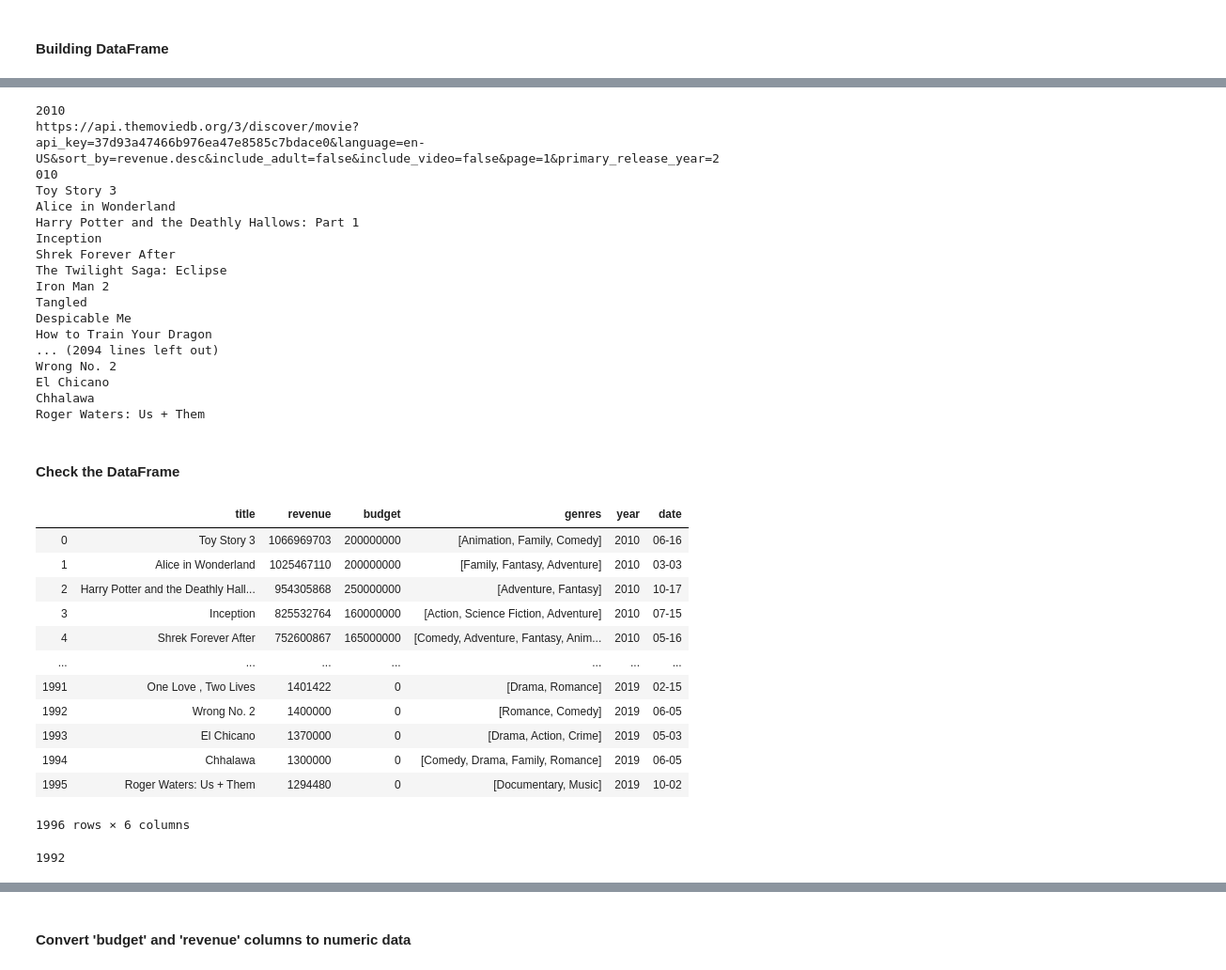
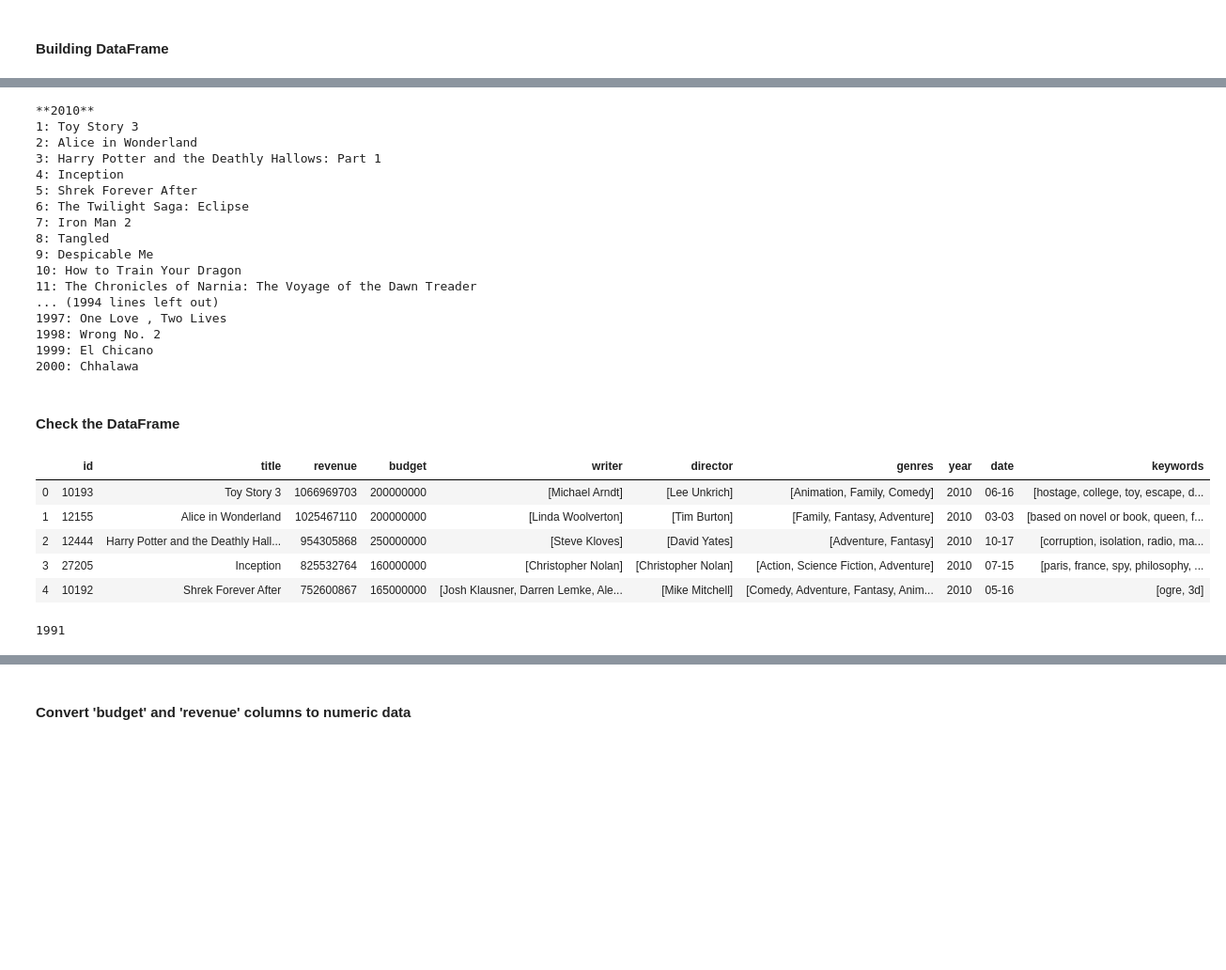
Before and after one commit to katmandoone/Film-Revenue-Analysis_Project, a Jupyter notebook: student.ipynb, the cells around one changed output, grey strips where cells are left out. Shown at 94% size. Cells and saved outputs as stored; diff of their text form; code cells hidden in the pictures; blank space fills up the shorter version.

```diff
--- a/student.ipynb
+++ b/student.ipynb
@@ -37,6 +37,6 @@ api_key = key["api_key"]
 # %% [markdown]
 #### Building DataFrame
 # %%
-columns = ['title', 'revenue', 'budget', 'genres', 'year', 'date']
+columns = ['id', 'title', 'revenue', 'budget', 'writer', 'director', 'genres', 'year', 'date', 'keywords']
 df = pd.DataFrame(columns=columns)
 years = ['2010', '2011', '2012', '2013', '2014', '2015', '2016', '2017', '2018', '2019']
@@ -45,49 +47,54 @@ years = ['2010', '2011', '2012', '2013', '2014', '2015', '2016', '2017', '2018',
 # %%
 # Loops from 2010 to 2019
+count = 1
 for x in years:
-    print(x)
+    print('**'+x+'**')
     page = 1
     # Grabs first 10 pages from API
     while page <= 10:
         url = 'https://api.themoviedb.org/3/discover/movie?api_key=' + api_key + \
             '&language=en-US&sort_by=revenue.desc&include_adult=false&include_video=false&page=' + \
             str(page) + '&primary_release_year=' + str(x)
-        print(url)
         by_year = requests.get(url)
         year = by_year.json()
-        pages = year['total_pages']
         results = year['results']
         page += 1
         # Pulls information for each film on the current page
         for film in results:
-            print(film['title'])
+            print(str(count)+': '+film['title'])
+            count += 1
             try:
                 film_rev = requests.get('https://api.themoviedb.org/3/movie/' + str(film['id']) +\
-                                        '?api_key=' + api_key + '&language=en-US')
-                film_rev = film_rev.json()
-                details = [film['title'], film_rev['revenue'], film_rev['budget'],\
+                                        '?api_key=' + api_key).json()
+                crew = requests.get('https://api.themoviedb.org/3/movie/' + str(film['id']) +\
+                                    '/credits?api_key=' + api_key).json()
+                keywords = requests.get('https://api.themoviedb.org/3/movie/' +str(film['id']) +\
+                                        '/keywords?api_key=' + api_key).json()
+                details = [str(film['id']), film['title'], film_rev['revenue'], film_rev['budget'],\
+                           [x['name'] for x in crew['crew'] if x['job']=='Screenplay' or (x['job']=='Writer')],\
+                           [x['name'] for x in crew['crew'] if (x['job']=='Director')],\
                            [x['name'] for x in film_rev['genres']], film_rev['release_date'][:4],\
-                           film_rev['release_date'][5:]]
+                           film_rev['release_date'][5:], [x['name'] for x in keywords['keywords']]]
                 df.loc[len(df)]=details
             except:
                 continue
 # %% [output]
-2010
-https://api.themoviedb.org/3/discover/movie?api_key=37d93a47466b976ea47e8585c7bdace0&language=en-US&sort_by=revenue.desc&include_adult=false&include_video=false&page=1&primary_release_year=2010
-Toy Story 3
-Alice in Wonderland
-Harry Potter and the Deathly Hallows: Part 1
-Inception
-Shrek Forever After
-The Twilight Saga: Eclipse
-Iron Man 2
-Tangled
-Despicable Me
-How to Train Your Dragon
-... (2094 lines left out)
-Wrong No. 2
-El Chicano
-Chhalawa
-Roger Waters: Us + Them
+**2010**
+1: Toy Story 3
+2: Alice in Wonderland
+3: Harry Potter and the Deathly Hallows: Part 1
+4: Inception
+5: Shrek Forever After
+6: The Twilight Saga: Eclipse
+7: Iron Man 2
+8: Tangled
+9: Despicable Me
+10: How to Train Your Dragon
+11: The Chronicles of Narnia: The Voyage of the Dawn Treader
+... (1994 lines left out)
+1997: One Love , Two Lives
+1998: Wrong No. 2
+1999: El Chicano
+2000: Chhalawa
 # %% [markdown]
 #### Check the DataFrame
@@ -94,23 +105,16 @@ Roger Waters: Us + Them
 # %%
-df
+df.head()
 # %% [output]
-|  | title | revenue | budget | genres | year | date |
-| 0 | Toy Story 3 | 1066969703 | 200000000 | [Animation, Family, Comedy] | 2010 | 06-16 |
-| 1 | Alice in Wonderland | 1025467110 | 200000000 | [Family, Fantasy, Adventure] | 2010 | 03-03 |
-| 2 | Harry Potter and the Deathly Hall... | 954305868 | 250000000 | [Adventure, Fantasy] | 2010 | 10-17 |
-| 3 | Inception | 825532764 | 160000000 | [Action, Science Fiction, Adventure] | 2010 | 07-15 |
-| 4 | Shrek Forever After | 752600867 | 165000000 | [Comedy, Adventure, Fantasy, Anim... | 2010 | 05-16 |
-| ... | ... | ... | ... | ... | ... | ... |
-| 1991 | One Love , Two Lives | 1401422 | 0 | [Drama, Romance] | 2019 | 02-15 |
-| 1992 | Wrong No. 2 | 1400000 | 0 | [Romance, Comedy] | 2019 | 06-05 |
-| 1993 | El Chicano | 1370000 | 0 | [Drama, Action, Crime] | 2019 | 05-03 |
-| 1994 | Chhalawa | 1300000 | 0 | [Comedy, Drama, Family, Romance] | 2019 | 06-05 |
-| 1995 | Roger Waters: Us + Them | 1294480 | 0 | [Documentary, Music] | 2019 | 10-02 |
+|  | id | title | revenue | budget | writer | director | genres | year | date | keywords |
+| 0 | 10193 | Toy Story 3 | 1066969703 | 200000000 | [Michael Arndt] | [Lee Unkrich] | [Animation, Family, Comedy] | 2010 | 06-16 | [hostage, college, toy, escape, d... |
+| 1 | 12155 | Alice in Wonderland | 1025467110 | 200000000 | [Linda Woolverton] | [Tim Burton] | [Family, Fantasy, Adventure] | 2010 | 03-03 | [based on novel or book, queen, f... |
+| 2 | 12444 | Harry Potter and the Deathly Hall... | 954305868 | 250000000 | [Steve Kloves] | [David Yates] | [Adventure, Fantasy] | 2010 | 10-17 | [corruption, isolation, radio, ma... |
+| 3 | 27205 | Inception | 825532764 | 160000000 | [Christopher Nolan] | [Christopher Nolan] | [Action, Science Fiction, Adventure] | 2010 | 07-15 | [paris, france, spy, philosophy, ... |
+| 4 | 10192 | Shrek Forever After | 752600867 | 165000000 | [Josh Klausner, Darren Lemke, Ale... | [Mike Mitchell] | [Comedy, Adventure, Fantasy, Anim... | 2010 | 05-16 | [ogre, 3d] |
-1996 rows × 6 columns
 # %%
 len(df.title.unique())
 # %% [output]
-1992
+1991
 # %%
 df.shape
 # %% [output]
```
Also changed, not shown: parts of 51 cells of this notebook, 1 other file.
